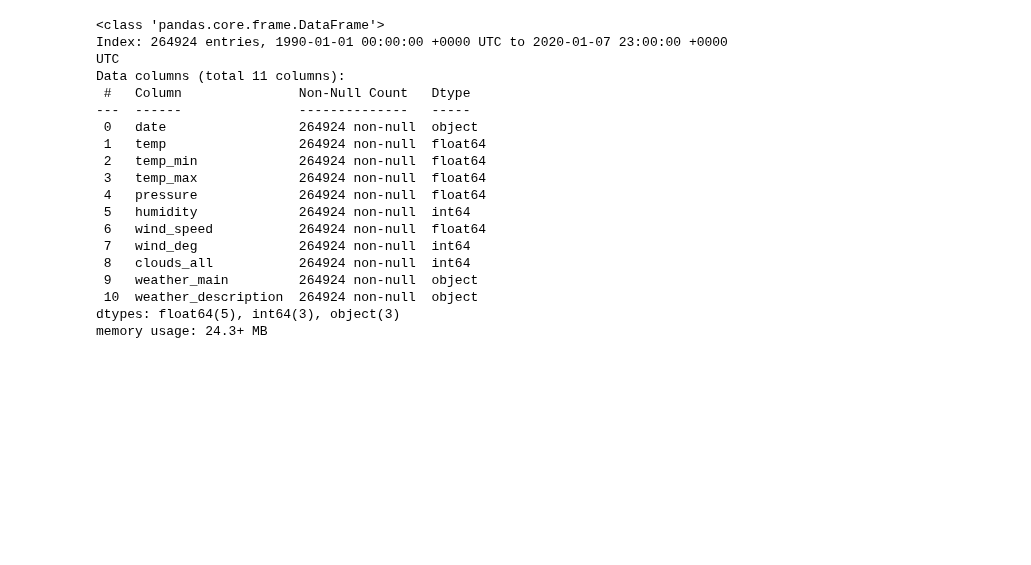
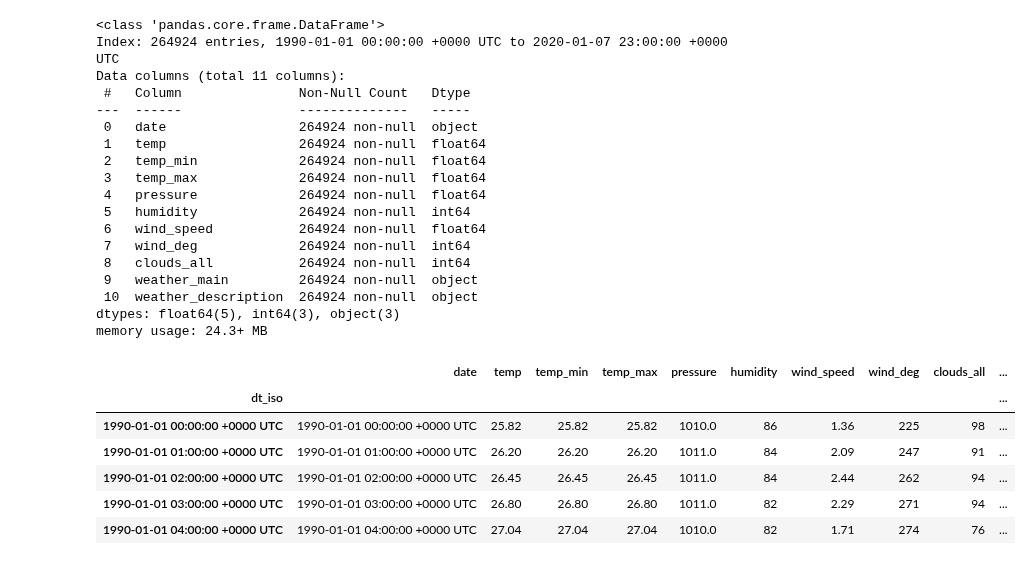
Before and after one commit to rudyhendrawn/data-course, a Jupyter notebook: data-visualization/Plot-TimeSeries.ipynb, the cells around one changed output. Drawn from its saved outputs; the diff is of its cells as text; code cells hidden in the pictures; blank space fills up the shorter version.

```diff
--- a/data-visualization/Plot-TimeSeries.ipynb
+++ b/data-visualization/Plot-TimeSeries.ipynb
@@ -137,3 +137,13 @@ Data columns (total 11 columns):
  10  weather_description  264924 non-null  object
 dtypes: float64(5), int64(3), object(3)
 memory usage: 24.3+ MB
+# %%
+df.head()
+# %% [output]
+|  | date | temp | temp_min | temp_max | pressure | humidity | wind_speed | wind_deg | clouds_all | ... |
+| dt_iso |  |  |  |  |  |  |  |  |  | ... |
+| 1990-01-01 00:00:00 +0000 UTC | 1990-01-01 00:00:00 +0000 UTC | 25.82 | 25.82 | 25.82 | 1010.0 | 86 | 1.36 | 225 | 98 | ... |
+| 1990-01-01 01:00:00 +0000 UTC | 1990-01-01 01:00:00 +0000 UTC | 26.20 | 26.20 | 26.20 | 1011.0 | 84 | 2.09 | 247 | 91 | ... |
+| 1990-01-01 02:00:00 +0000 UTC | 1990-01-01 02:00:00 +0000 UTC | 26.45 | 26.45 | 26.45 | 1011.0 | 84 | 2.44 | 262 | 94 | ... |
+| 1990-01-01 03:00:00 +0000 UTC | 1990-01-01 03:00:00 +0000 UTC | 26.80 | 26.80 | 26.80 | 1011.0 | 82 | 2.29 | 271 | 94 | ... |
+| 1990-01-01 04:00:00 +0000 UTC | 1990-01-01 04:00:00 +0000 UTC | 27.04 | 27.04 | 27.04 | 1010.0 | 82 | 1.71 | 274 | 76 | ... |
```
Also changed, not shown: parts of 1 cell of this notebook, 1 other file.
